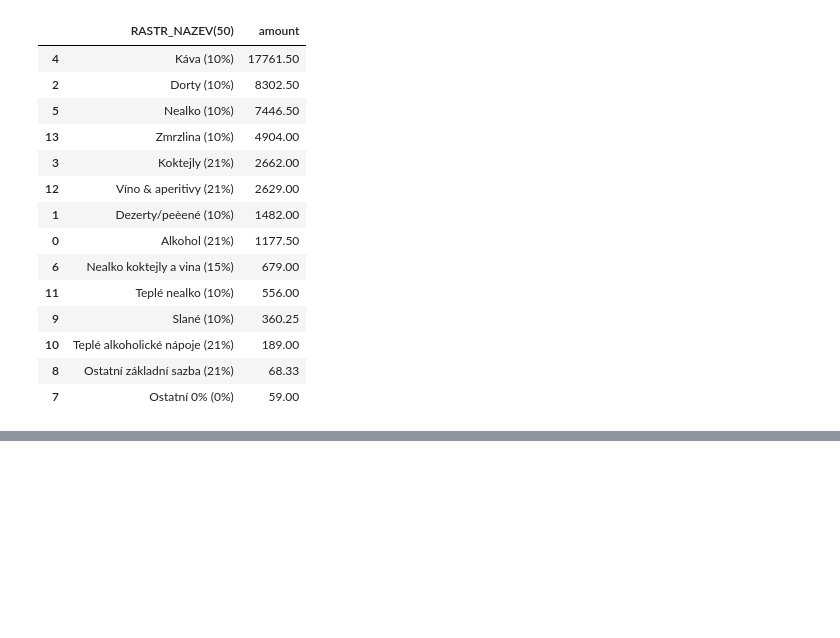
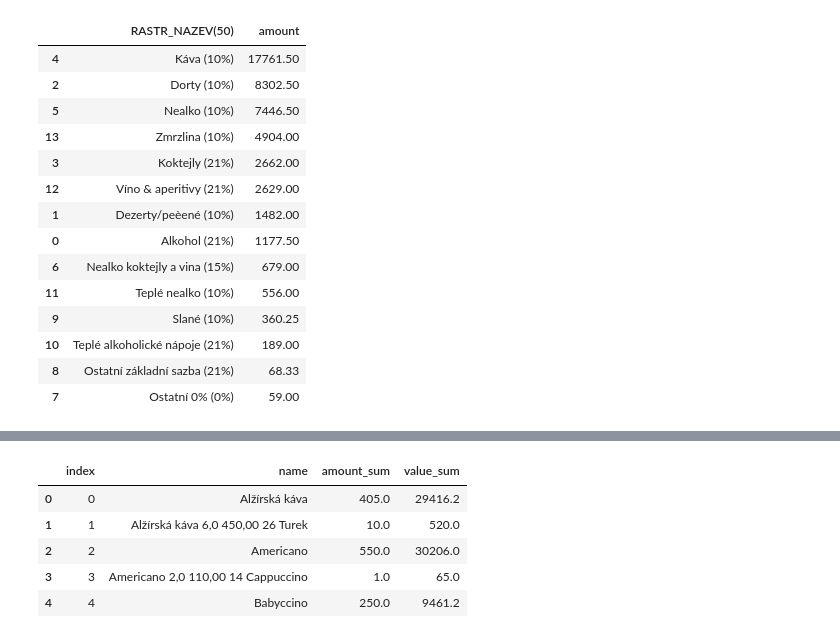
Before and after one commit to AdamLazil/Coffee_house_data, a Jupyter notebook: rastrQuickOverview.ipynb, the cells around one changed output, grey strips where cells are left out. Drawn from its saved outputs; the diff is of its cells as text; code cells hidden in the pictures; blank space fills up the shorter version.

```diff
--- a/rastrQuickOverview.ipynb
+++ b/rastrQuickOverview.ipynb
@@ -99,0 +139,9 @@ grouped
+# %%
+df_coffee.head()
+# %% [output]
+|  | index | name | amount_sum | value_sum |
+| 0 | 0 | Alžírská káva | 405.0 | 29416.2 |
+| 1 | 1 | Alžírská káva 6,0 450,00 26 Turek | 10.0 | 520.0 |
+| 2 | 2 | Americano | 550.0 | 30206.0 |
+| 3 | 3 | Americano 2,0 110,00 14 Cappuccino | 1.0 | 65.0 |
+| 4 | 4 | Babyccino | 250.0 | 9461.2 |
```
Also changed, not shown: parts of 6 cells of this notebook.
